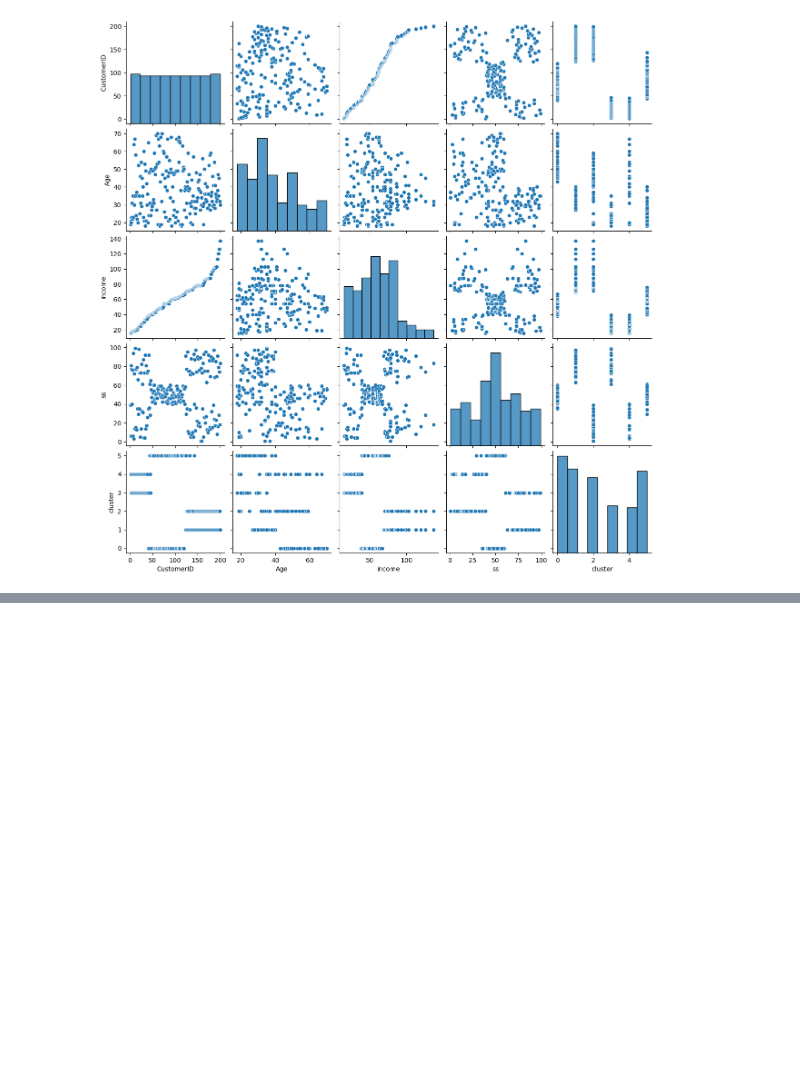
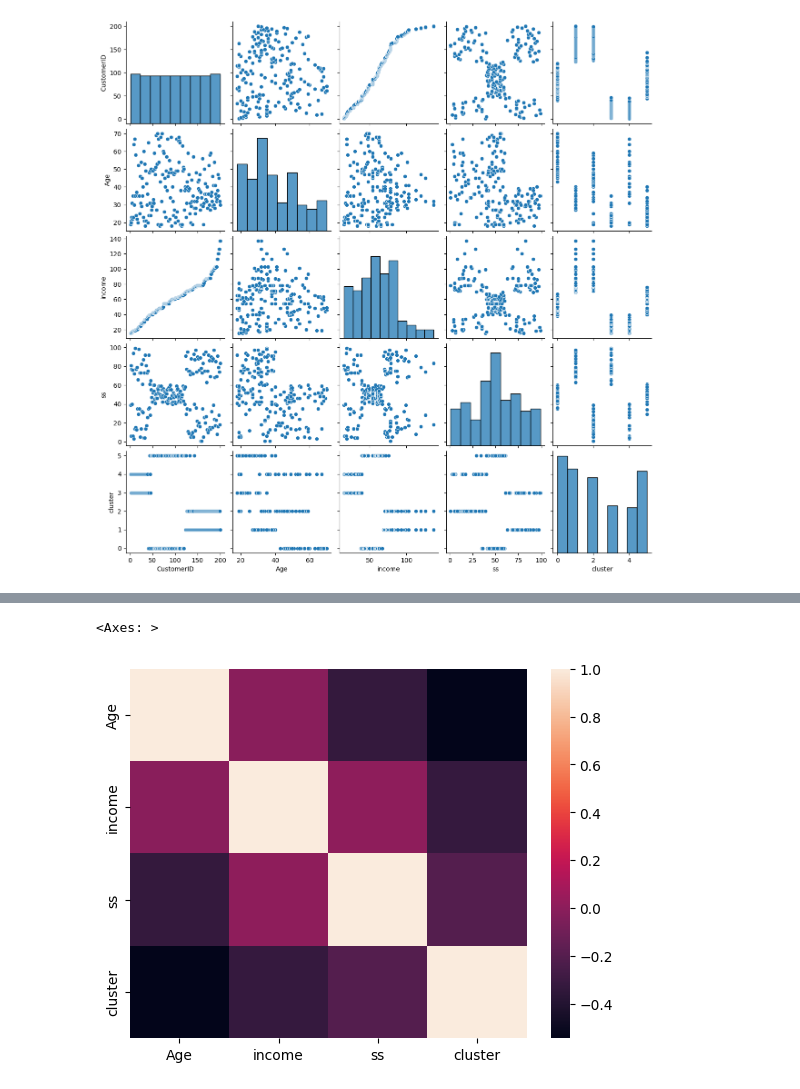
Before and after one commit to DiyanAmin/Data-Science, a Jupyter notebook: Machine Learning/Machine Learning 3/DBSCAN/DBSCAN Clustering for customer.ipynb, the cells around one changed output, grey strips where cells are left out. Cells and saved outputs as stored; diff of their text form; code cells hidden in the pictures; blank space fills up the shorter version.

```diff
--- a/Machine Learning/Machine Learning 3/DBSCAN/DBSCAN Clustering for customer.ipynb
+++ b/Machine Learning/Machine Learning 3/DBSCAN/DBSCAN Clustering for customer.ipynb
@@ -61,3 +61,6 @@ sb.pairplot(df)
 # %% [output]
 <seaborn.axisgrid.PairGrid at 0x...>
 [figure]
+# %%
+df = df.drop(['CustomerID'],axis=1)
+df.head()
@@ -63,0 +74,5 @@ sb.pairplot(df)
+# %%
+sb.heatmap(df.corr(numeric_only=True))
+# %% [output]
+<Axes: >
+[figure, added]
```
Also changed, not shown: parts of 16 cells of this notebook, 3 other files.
